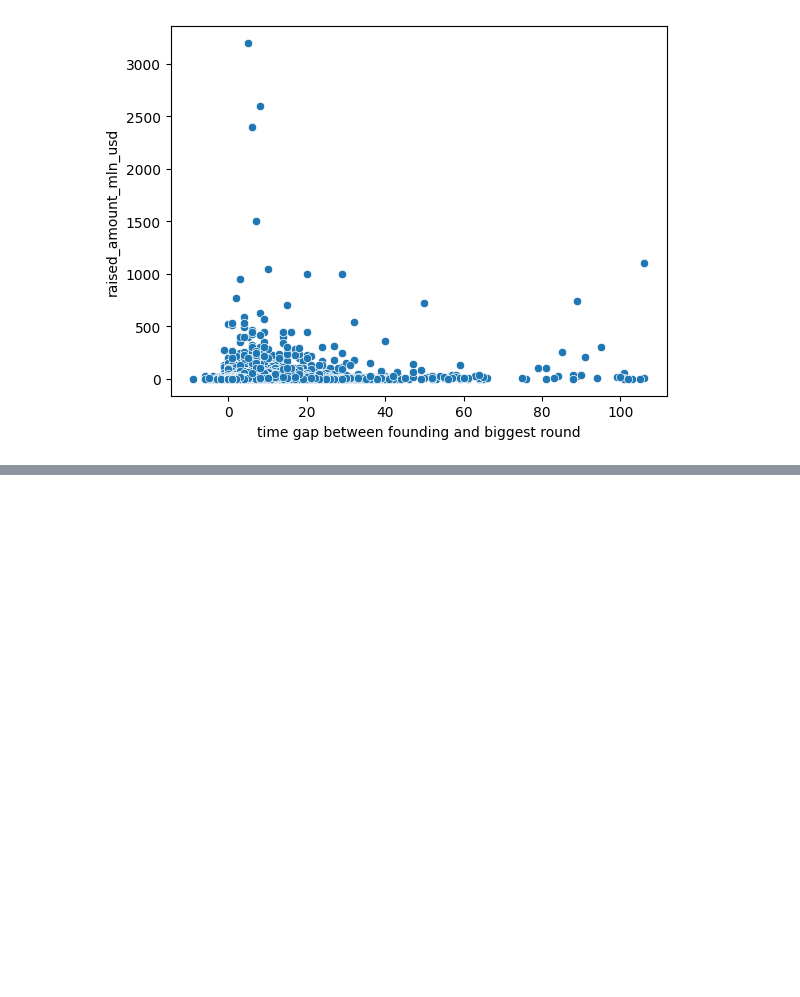
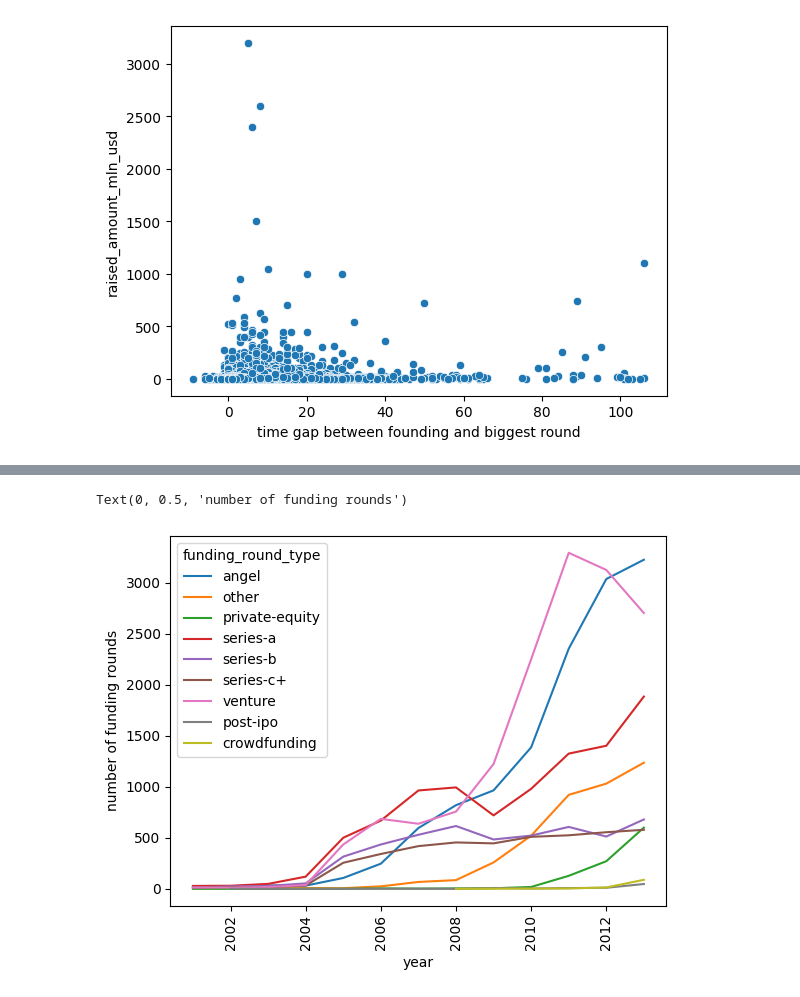
Before and after one commit to plov-cyber/big-data-group-project-team13, a Jupyter notebook: notebooks/eda_v1.ipynb, the cells around one changed output, grey strips where cells are left out. Drawn from its saved outputs; the diff is of its cells as text; code cells hidden in the pictures; blank space fills up the shorter version.

```diff
--- a/notebooks/eda_v1.ipynb
+++ b/notebooks/eda_v1.ipynb
@@ -182,0 +378,3 @@ Text(0.5, 0, 'time gap between founding and biggest round')
+# %%
+funding_round_type_per_year = funding_rounds_after_2000.groupby(['funded_at_year', 'funding_round_type'], as_index=False).agg({'funding_round_id': 'nunique'})
+funding_round_type_per_year.head()
@@ -182,0 +388,9 @@ Text(0.5, 0, 'time gap between founding and biggest round')
+# %%
+p = sns.lineplot(x='funded_at_year', y='funding_round_id', data=funding_round_type_per_year, hue='funding_round_type')
+for item in p.get_xticklabels():
+    item.set_rotation(90)
+p.set_xlabel('year')
+p.set_ylabel('number of funding rounds')
+# %% [output]
+Text(0, 0.5, 'number of funding rounds')
+[figure, added]
```
Also changed, not shown: parts of 19 cells of this notebook.
